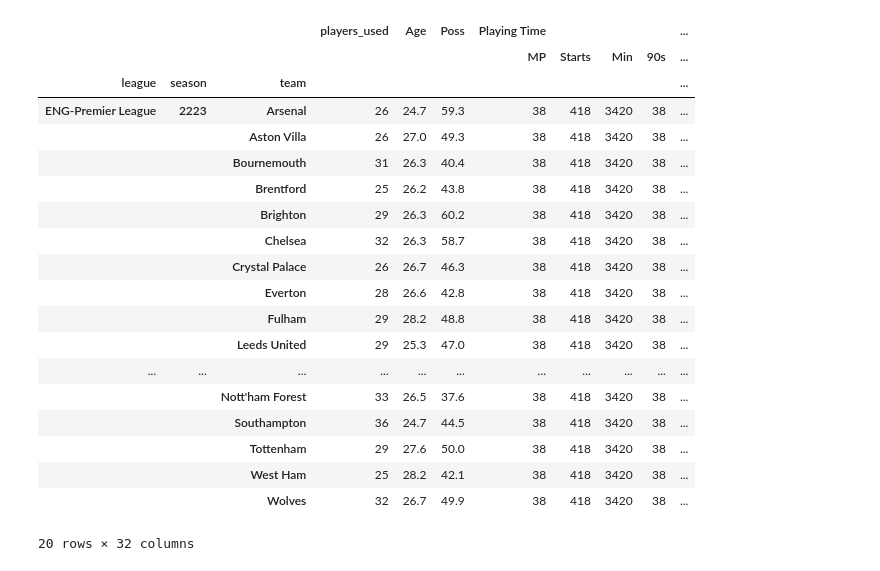
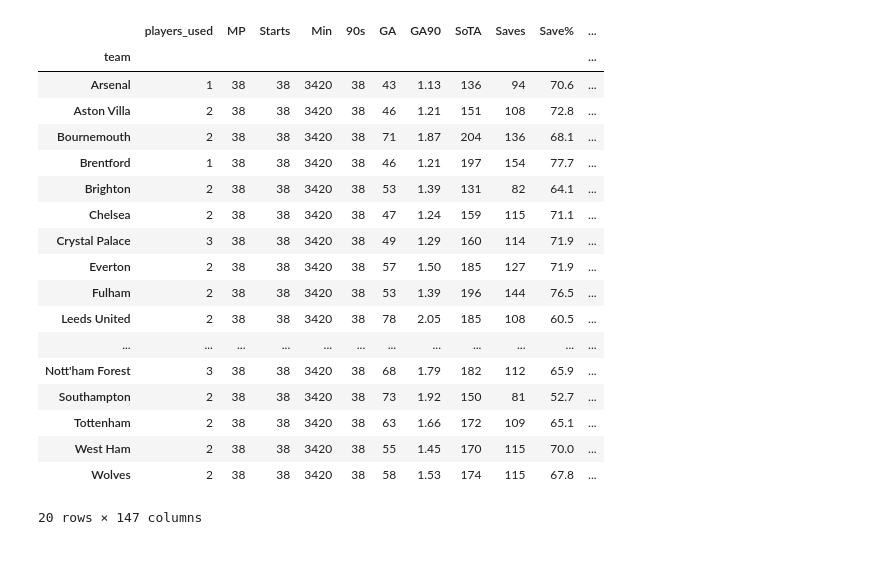
Before and after one commit to krawczyk071/predictor, a Jupyter notebook: play_styles/one.ipynb, the cells around one changed output. Drawn from its saved outputs; the diff is of its cells as text; code cells hidden in the pictures.

```diff
--- a/play_styles/one.ipynb
+++ b/play_styles/one.ipynb
@@ -13,24 +0,0 @@ fbref = sd.FBref(leagues=['ENG-Premier League'], seasons=['2223'])
-# %%
-season_stats0 = fbref.read_team_season_stats(stat_type=team_stats[0])
-season_stats0
-# %% [output]
-|  |  |  | players_used | Age | Poss | Playing Time |  |  |  | ... |
-|  |  |  |  |  |  | MP | Starts | Min | 90s | ... |
-| league | season | team |  |  |  |  |  |  |  | ... |
-| ENG-Premier League | 2223 | Arsenal | 26 | 24.7 | 59.3 | 38 | 418 | 3420 | 38 | ... |
-|  |  | Aston Villa | 26 | 27.0 | 49.3 | 38 | 418 | 3420 | 38 | ... |
-|  |  | Bournemouth | 31 | 26.3 | 40.4 | 38 | 418 | 3420 | 38 | ... |
-|  |  | Brentford | 25 | 26.2 | 43.8 | 38 | 418 | 3420 | 38 | ... |
-|  |  | Brighton | 29 | 26.3 | 60.2 | 38 | 418 | 3420 | 38 | ... |
-|  |  | Chelsea | 32 | 26.3 | 58.7 | 38 | 418 | 3420 | 38 | ... |
-|  |  | Crystal Palace | 26 | 26.7 | 46.3 | 38 | 418 | 3420 | 38 | ... |
-|  |  | Everton | 28 | 26.6 | 42.8 | 38 | 418 | 3420 | 38 | ... |
-|  |  | Fulham | 29 | 28.2 | 48.8 | 38 | 418 | 3420 | 38 | ... |
-|  |  | Leeds United | 29 | 25.3 | 47.0 | 38 | 418 | 3420 | 38 | ... |
-| ... | ... | ... | ... | ... | ... | ... | ... | ... | ... | ... |
-|  |  | Nott'ham Forest | 33 | 26.5 | 37.6 | 38 | 418 | 3420 | 38 | ... |
-|  |  | Southampton | 36 | 24.7 | 44.5 | 38 | 418 | 3420 | 38 | ... |
-|  |  | Tottenham | 29 | 27.6 | 50.0 | 38 | 418 | 3420 | 38 | ... |
-|  |  | West Ham | 25 | 28.2 | 42.1 | 38 | 418 | 3420 | 38 | ... |
-|  |  | Wolves | 32 | 26.7 | 49.9 | 38 | 418 | 3420 | 38 | ... |
-20 rows × 32 columns
@@ -39 +1,25 @@ t1=season_stats0.copy()
+# %%
+import pandas as pd
+teams = pd.read_csv("teams.csv", index_col=0)
+teams
+# %% [output]
+|  | players_used | MP | Starts | Min | 90s | GA | GA90 | SoTA | Saves | Save% | ... |
+| team |  |  |  |  |  |  |  |  |  |  | ... |
+| Arsenal | 1 | 38 | 38 | 3420 | 38 | 43 | 1.13 | 136 | 94 | 70.6 | ... |
+| Aston Villa | 2 | 38 | 38 | 3420 | 38 | 46 | 1.21 | 151 | 108 | 72.8 | ... |
+| Bournemouth | 2 | 38 | 38 | 3420 | 38 | 71 | 1.87 | 204 | 136 | 68.1 | ... |
+| Brentford | 1 | 38 | 38 | 3420 | 38 | 46 | 1.21 | 197 | 154 | 77.7 | ... |
+| Brighton | 2 | 38 | 38 | 3420 | 38 | 53 | 1.39 | 131 | 82 | 64.1 | ... |
+| Chelsea | 2 | 38 | 38 | 3420 | 38 | 47 | 1.24 | 159 | 115 | 71.1 | ... |
+| Crystal Palace | 3 | 38 | 38 | 3420 | 38 | 49 | 1.29 | 160 | 114 | 71.9 | ... |
+| Everton | 2 | 38 | 38 | 3420 | 38 | 57 | 1.50 | 185 | 127 | 71.9 | ... |
+| Fulham | 2 | 38 | 38 | 3420 | 38 | 53 | 1.39 | 196 | 144 | 76.5 | ... |
+| Leeds United | 2 | 38 | 38 | 3420 | 38 | 78 | 2.05 | 185 | 108 | 60.5 | ... |
+| ... | ... | ... | ... | ... | ... | ... | ... | ... | ... | ... | ... |
+| Nott'ham Forest | 3 | 38 | 38 | 3420 | 38 | 68 | 1.79 | 182 | 112 | 65.9 | ... |
+| Southampton | 2 | 38 | 38 | 3420 | 38 | 73 | 1.92 | 150 | 81 | 52.7 | ... |
+| Tottenham | 2 | 38 | 38 | 3420 | 38 | 63 | 1.66 | 172 | 109 | 65.1 | ... |
+| West Ham | 2 | 38 | 38 | 3420 | 38 | 55 | 1.45 | 170 | 115 | 70.0 | ... |
+| Wolves | 2 | 38 | 38 | 3420 | 38 | 58 | 1.53 | 174 | 115 | 67.8 | ... |
+20 rows × 147 columns
 # %%
```
Also changed, not shown: parts of 20 cells of this notebook, 6 other files.
